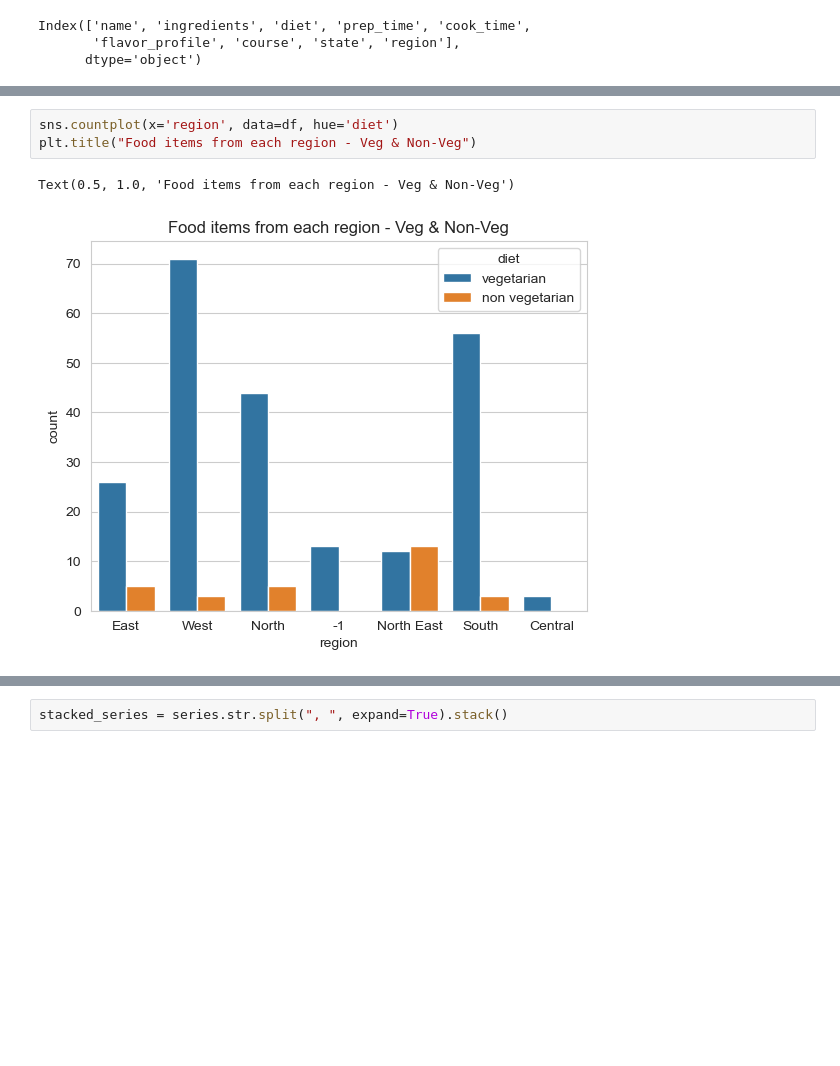
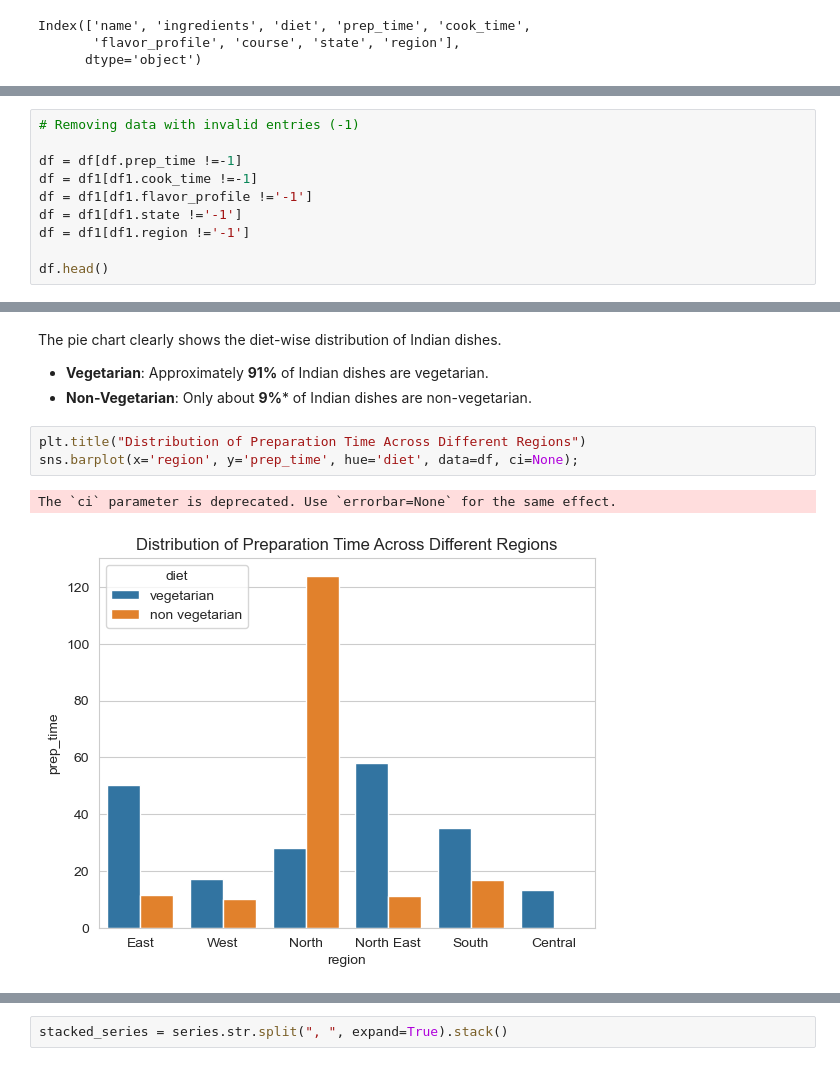
Before and after one commit to Shreya6901/EDA-on-Indian-Food, a Jupyter notebook: Indian_food.ipynb, the cells around one changed output, grey strips where cells are left out. Cells and saved outputs as stored; diff of their text form; blank space fills up the shorter version.

```diff
--- a/Indian_food.ipynb
+++ b/Indian_food.ipynb
@@ -29,0 +73,10 @@ Index(['name', 'ingredients', 'diet', 'prep_time', 'cook_time',
+# %%
+# Removing data with invalid entries (-1)
+
+df = df[df.prep_time !=-1]
+df = df1[df1.cook_time !=-1]
+df = df1[df1.flavor_profile !='-1']
+df = df1[df1.state !='-1']
+df = df1[df1.region !='-1']
+
+df.head()
@@ -172,6 +246,11 @@ pd.crosstab(df["diet"],"names")
+# %% [markdown]
+The pie chart clearly shows the diet-wise distribution of Indian dishes.
+
+- **Vegetarian**: Approximately **91%** of Indian dishes are vegetarian.
+- **Non-Vegetarian**: Only about **9%*** of Indian dishes are non-vegetarian.
 # %%
-sns.countplot(x='region', data=df, hue='diet')
-plt.title("Food items from each region - Veg & Non-Veg")
+plt.title("Distribution of Preparation Time Across Different Regions")
+sns.barplot(x='region', y='prep_time', hue='diet', data=df, ci=None);
 # %% [output]
-Text(0.5, 1.0, 'Food items from each region - Veg & Non-Veg')
+The `ci` parameter is deprecated. Use `errorbar=None` for the same effect.
-[figure, old version]
+[figure, new version]
```
Also changed, not shown: parts of 59 cells of this notebook.
